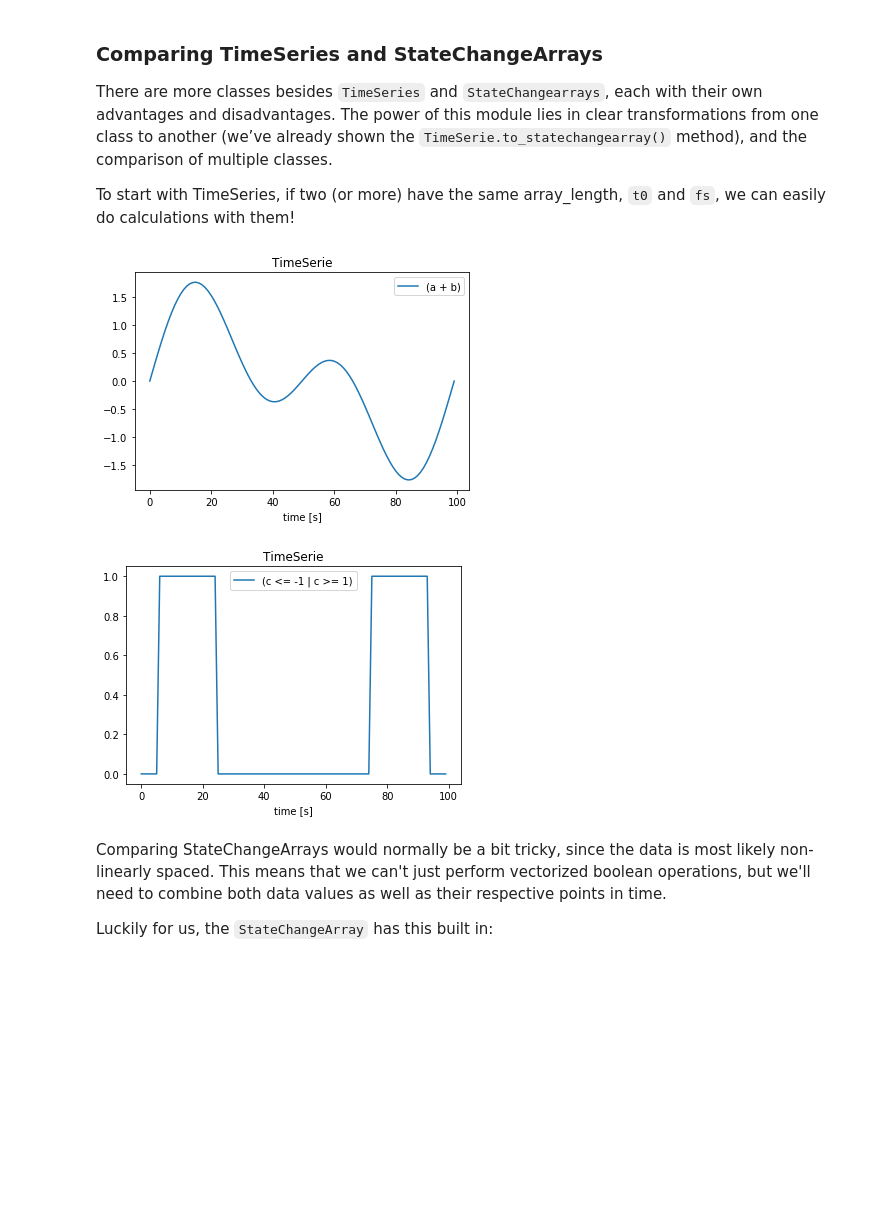
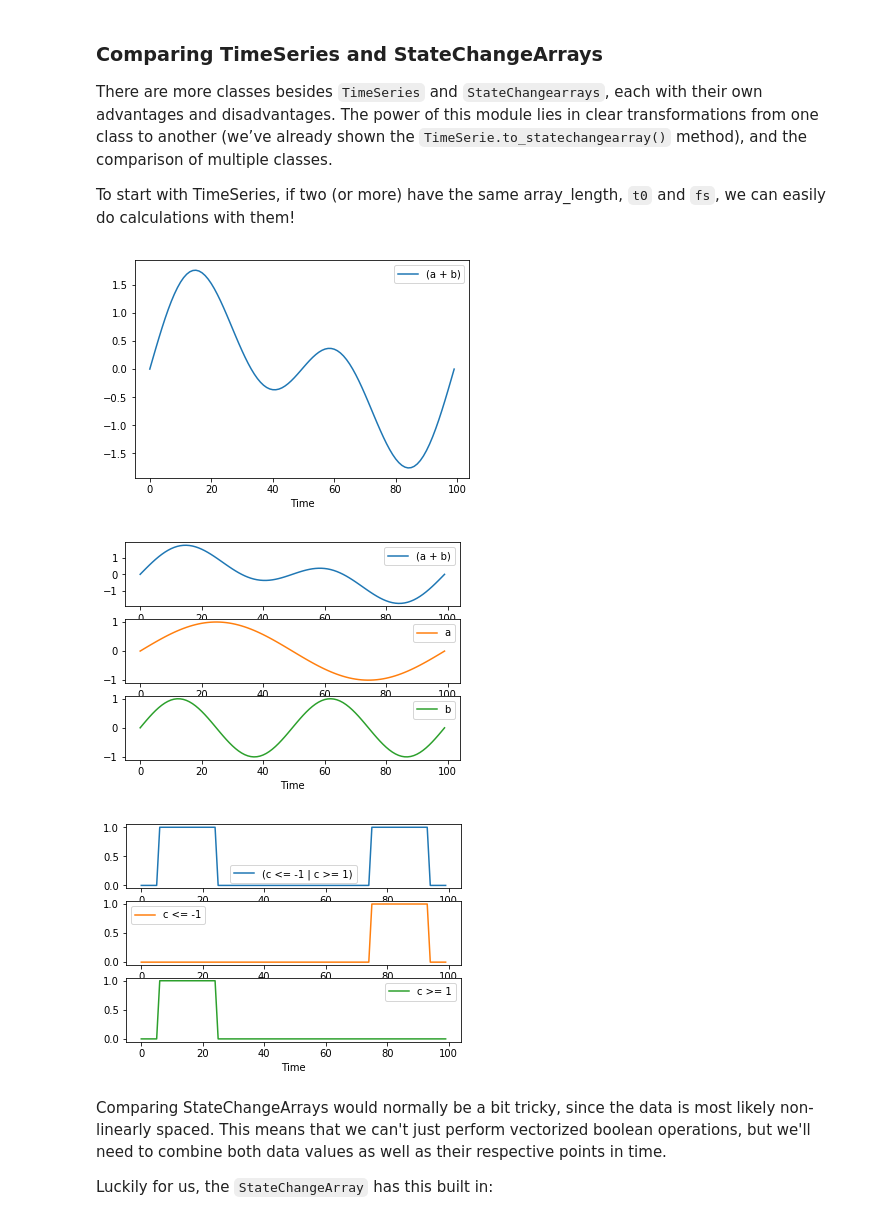
Before and after one commit to timolesterhuis/diagnostics, a Jupyter notebook: examples/example.ipynb, the cells around one changed output. Drawn from its saved outputs; the diff is of its cells as text; code cells hidden in the pictures; blank space fills up the shorter version.

```diff
--- a/examples/example.ipynb
+++ b/examples/example.ipynb
@@ -76,13 +79,16 @@ To start with TimeSeries, if two (or more) have the same array_length, `t0` and
 # %%
 # create two TimeSerie objects that we'll combine
 a = ds.TimeSerie(np.sin(np.linspace(0, 2*np.pi, 100)), t0=0, fs=1, name='a')
 b = ds.TimeSerie(np.sin(2* np.linspace(0, 2*np.pi, 100)), t0=0, fs=1, name='b')
 
 # It's this easy!
 c = a + b
-f, ax, lines = c.plot(show=False)
+f = c.plot()
+# we can even combine multiple TimeSeries in a single figure
+f = c.plot(a, b)
 # %% [output]
-[figure, old version]
+[figure, new version]
+[figure, added]
 # %%
 # We're interested in the more extreme values, lets create TimeSeries for these:
 d = c <= -1
@@ -97,9 +103,9 @@ f = d | e
 
 # when performing boolean operators ('~', '^', '&', '|'), the library
 # does it's own bookkeeping:
-f, ax, lines = f.plot(show=False)
+f = f.plot(d, e)
 # %% [output]
-[figure, old version]
+[figure, new version]
 # %% [markdown]
 Comparing StateChangeArrays would normally be a bit tricky, since the data is most likely non-linearly spaced. This means that we can't just perform vectorized boolean operations, but we'll need to combine both data values as well as their respective points in time.
 
```
Also changed, not shown: parts of 6 cells of this notebook, 2 other files.
